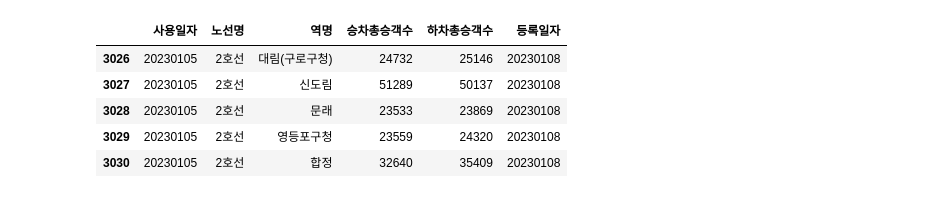
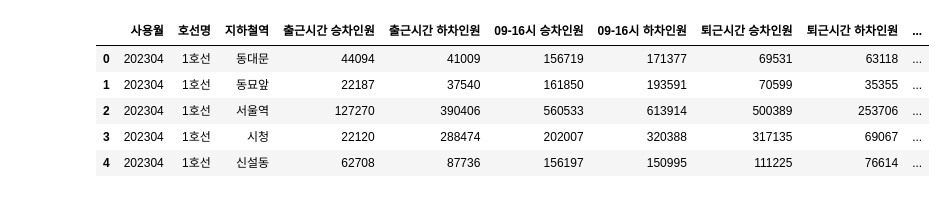
Before and after one commit to Mayhem-XD/Project_p1, a Jupyter notebook: test_code_2.ipynb, the cells around one changed output. Drawn from its saved outputs; the diff is of its cells as text; code cells hidden in the pictures.

```diff
--- a/test_code_2.ipynb
+++ b/test_code_2.ipynb
@@ -41,13 +14,18 @@ df2.head(120).tail(30)
 # %%
 # 원하는 기간 선택하는 방법 ex)1월1일에서 1월5일 사이의 데이터
-df3 = df[(df['사용일자'] >= 20230101) & (df['사용일자'] < 20230106)].copy()
-df3.tail()
+# df3 = df[(df['사용일자'] >= 20230101) & (df['사용일자'] < 20230106)].copy()
+# df3.tail()
-# %% [output]
-|  | 사용일자 | 노선명 | 역명 | 승차총승객수 | 하차총승객수 | 등록일자 |
-| 3026 | 20230105 | 2호선 | 대림(구로구청) | 24732 | 25146 | 20230108 |
-| 3027 | 20230105 | 2호선 | 신도림 | 51289 | 50137 | 20230108 |
-| 3028 | 20230105 | 2호선 | 문래 | 23533 | 23869 | 20230108 |
-| 3029 | 20230105 | 2호선 | 영등포구청 | 23559 | 24320 | 20230108 |
-| 3030 | 20230105 | 2호선 | 합정 | 32640 | 35409 | 20230108 |
 # %%
 # 등록일자는 삭제해도 ㄱㅊ
+# %%
+df1 = pd.read_csv('data/main/1호선.csv')
+df2 = pd.read_csv('data/main/경부선.csv')
+# %%
+df1.head()
+# %% [output]
+|  | 사용월 | 호선명 | 지하철역 | 출근시간 승차인원 | 출근시간 하차인원 | 09-16시 승차인원 | 09-16시 하차인원 | 퇴근시간 승차인원 | 퇴근시간 하차인원 | ... |
+| 0 | 202304 | 1호선 | 동대문 | 44094 | 41009 | 156719 | 171377 | 69531 | 63118 | ... |
+| 1 | 202304 | 1호선 | 동묘앞 | 22187 | 37540 | 161850 | 193591 | 70599 | 35355 | ... |
+| 2 | 202304 | 1호선 | 서울역 | 127270 | 390406 | 560533 | 613914 | 500389 | 253706 | ... |
+| 3 | 202304 | 1호선 | 시청 | 22120 | 288474 | 202007 | 320388 | 317135 | 69067 | ... |
+| 4 | 202304 | 1호선 | 신설동 | 62708 | 87736 | 156197 | 150995 | 111225 | 76614 | ... |
```
Also changed, not shown: parts of 23 cells of this notebook, 1 other file.
